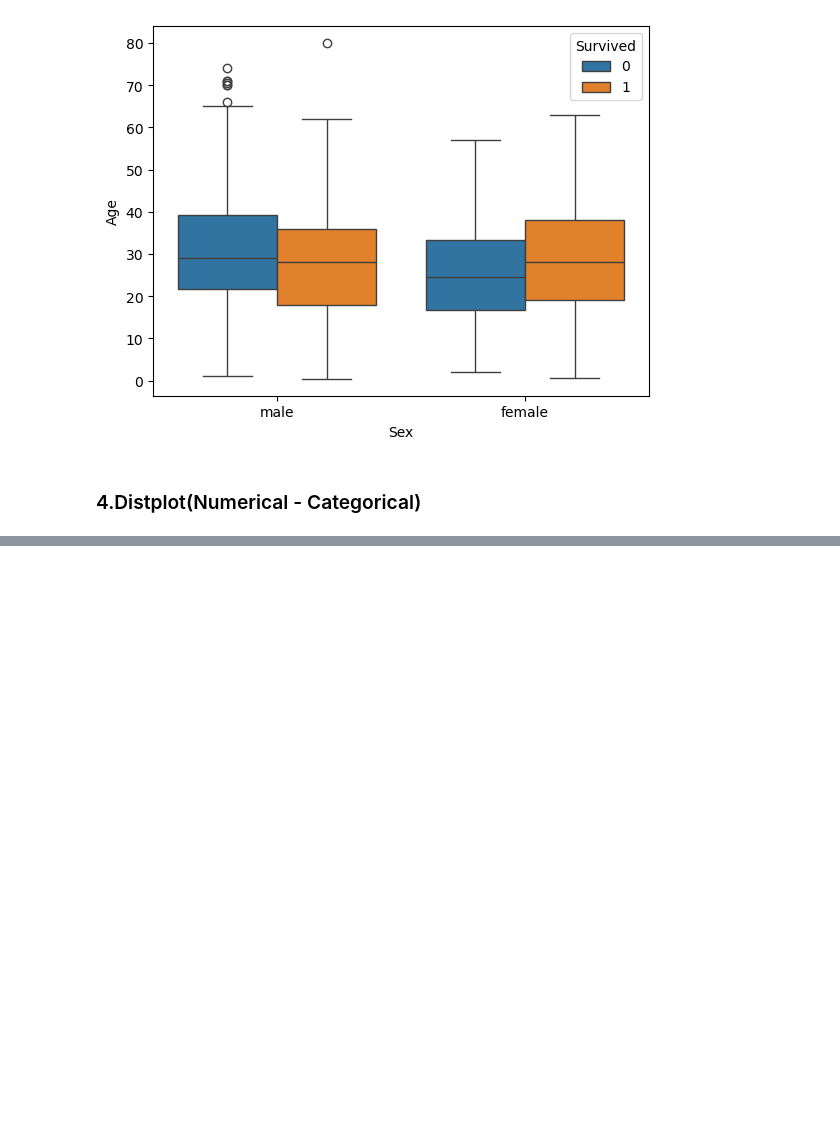
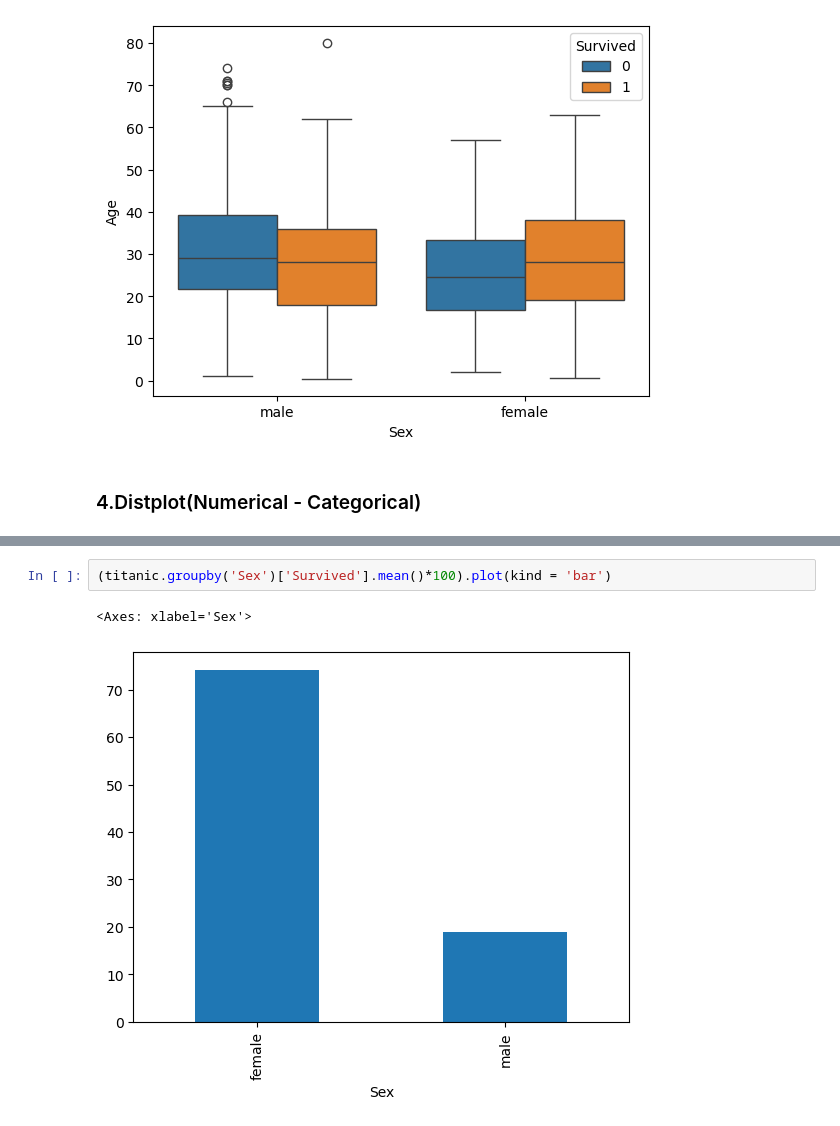
Before and after one commit to Swayam7Garg/ML-learning-journey, a Jupyter notebook: 6/bivariateanalysis.ipynb, the cells around one changed output, grey strips where cells are left out. Drawn from its saved outputs; the diff is of its cells as text; blank space fills up the shorter version.

```diff
--- a/6/bivariateanalysis.ipynb
+++ b/6/bivariateanalysis.ipynb
@@ -134,0 +164,5 @@ https://gist.github.com/mwaskom/de44147ed2974457ad6372750bbe5751
+# %%
+(titanic.groupby('Sex')['Survived'].mean()*100).plot(kind = 'bar')
+# %% [output]
+<Axes: xlabel='Sex'>
+[figure, added]
```
Also changed, not shown: parts of 18 cells of this notebook.
